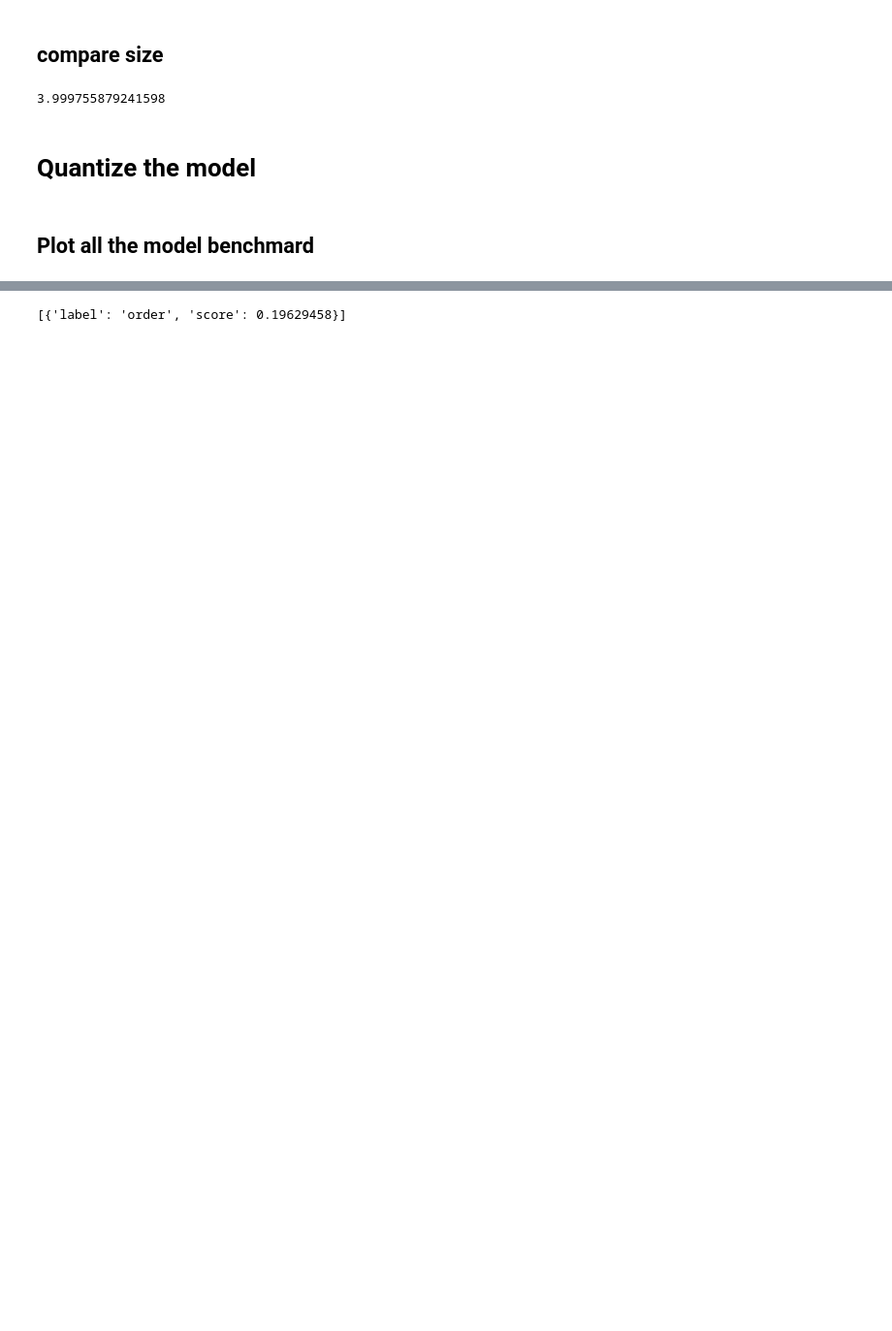
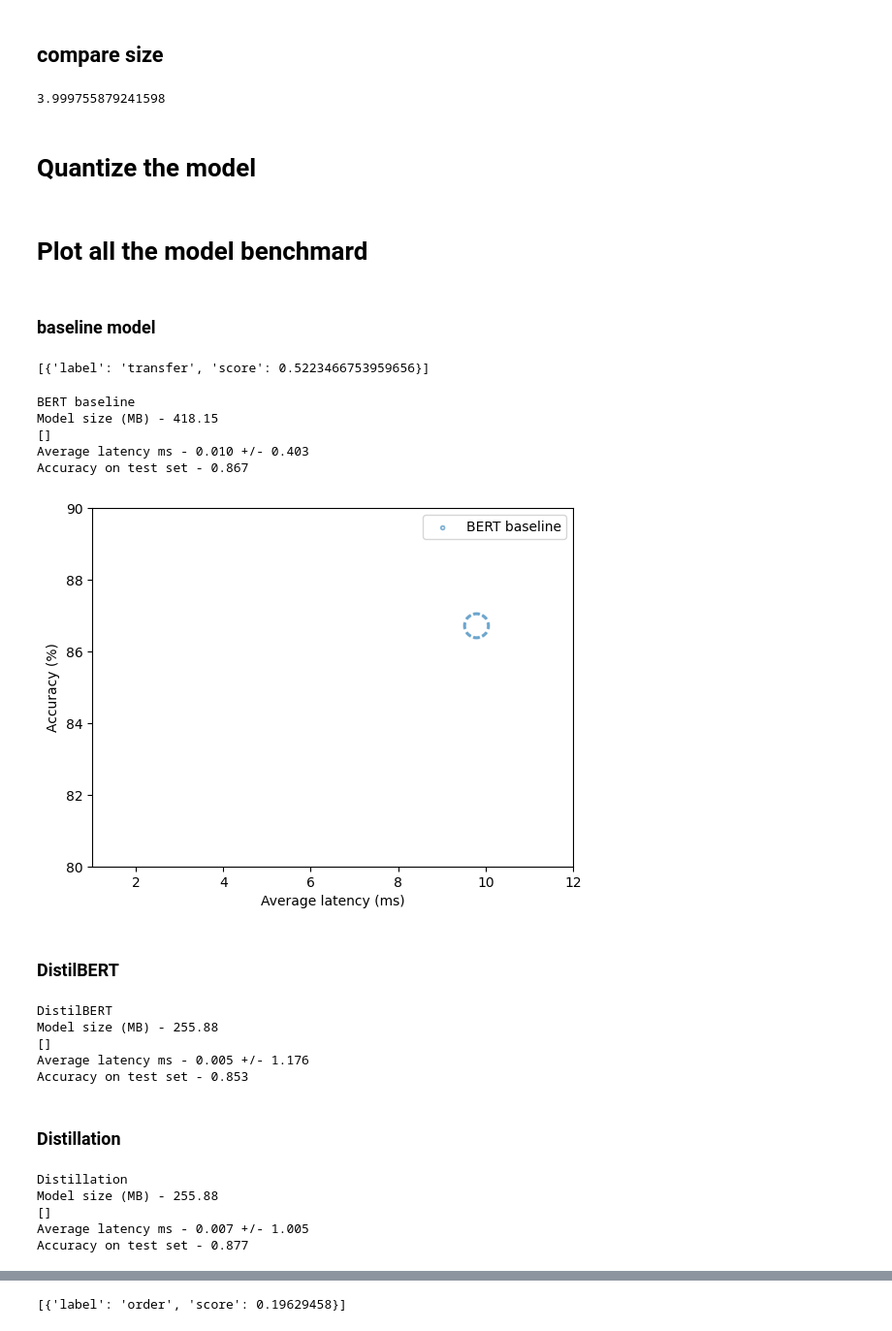
Before and after one commit to Nghiauet/Optimize_Transformer_Moder_Experiment, a Jupyter notebook: experiment_quantization.ipynb, the cells around one changed output, grey strips where cells are left out. Shown at 97% size. Drawn from its saved outputs; the diff is of its cells as text; code cells hidden in the pictures; blank space fills up the shorter version.

```diff
--- a/experiment_quantization.ipynb
+++ b/experiment_quantization.ipynb
@@ -18,0 +61,15 @@ device of pipeline :  cuda:0
+# %%
+
+def benchmark_the_model(pipe,
+                  dataset=clinc["test"],
+                  intents=intents,
+                  query="""I want to transfer money to my friend.""",
+                  metric=load_metric("accuracy"),
+                  optim_type = "BERT baseline"):
+    print(optim_type)
+    benchmark = PerformanceBenchmark(pipe, dataset, intents, query, metric ,optim_type)
+    return benchmark.run_benchmark()
+def compute_metrics(pred):
+    predictions, labels = pred
+    predictions = np.argmax(predictions, axis=1)
+    return accuracy_score.compute(predictions=predictions, references=labels)
@@ -86,4 +158,4 @@ model = (AutoModelForSequenceClassification.from_pretrained(bert_ckpt))
 model_quantized = quantize_dynamic(model, {torch.nn.Linear}, dtype=torch.qint8)
 # model_quantized.to(device)
 # %% [markdown]
-## Plot all the model benchmard
+# Plot all the model benchmard
@@ -97,0 +162,53 @@ with open("perf_metrics.json", "r") as f:
+# %% [markdown]
+### baseline model
+# %%
+bert_ckpt = "transformersbook/bert-base-uncased-finetuned-clinc"
+pipe = pipeline('text-classification', model=bert_ckpt, device='cpu')
+query = """I want to transfer money to my friend."""
+pipe(query)
+# %% [output]
+[{'label': 'transfer', 'score': 0.5223466753959656}]
+# %%
+from utils import PerformanceBenchmark , plot_metrics
+
+benchmark = PerformanceBenchmark(pipe, clinc["test"], intents, query,load_metric("accuracy"),optim_type="BERT baseline")
+optim_type = "BERT baseline"
+# perf_metrics.update(benchmark_the_model(pipe= pipe,optim_type = optim_type))
+perf_metrics = benchmark_the_model(pipe= pipe,optim_type = optim_type)
+# %% [output]
+BERT baseline
+Model size (MB) - 418.15
+[]
+Average latency ms - 0.010 +/- 0.403
+Accuracy on test set - 0.867
+# %%
+# plot the base model
+plot_metrics(perf_metrics, optim_type)
+# %% [output]
+[figure, added]
+# %% [markdown]
+### DistilBERT
+# %%
+finetune_ckpt = "phnghiapro/distilbert-base-uncased-fineturned-clinc"
+pipe = pipeline('text-classification', model=finetune_ckpt, device=device)
+optim_type = "DistilBERT"
+perf_metrics.update(benchmark_the_model(pipe= pipe,optim_type = optim_type))
+# %% [output]
+DistilBERT
+Model size (MB) - 255.88
+[]
+Average latency ms - 0.005 +/- 1.176
+Accuracy on test set - 0.853
+# %% [markdown]
+### Distillation
+# %%
+distilled_ckpt = "phnghiapro/distilbert-base-uncased-distilled-clinc"
+pipe = pipeline('text-classification', model=distilled_ckpt, device=device)
+optim_type = "Distillation"
+perf_metrics.update(benchmark_the_model(pipe= pipe,optim_type = optim_type))
+# %% [output]
+Distillation
+Model size (MB) - 255.88
+[]
+Average latency ms - 0.007 +/- 1.005
+Accuracy on test set - 0.877
```
Also changed, not shown: parts of 36 cells of this notebook, 5 other files.
